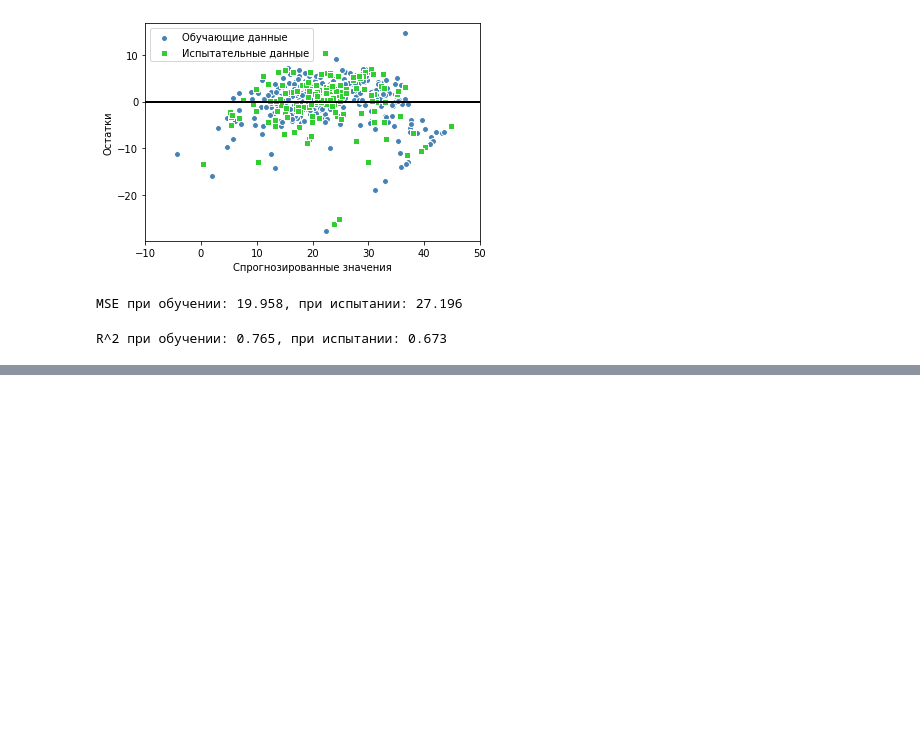
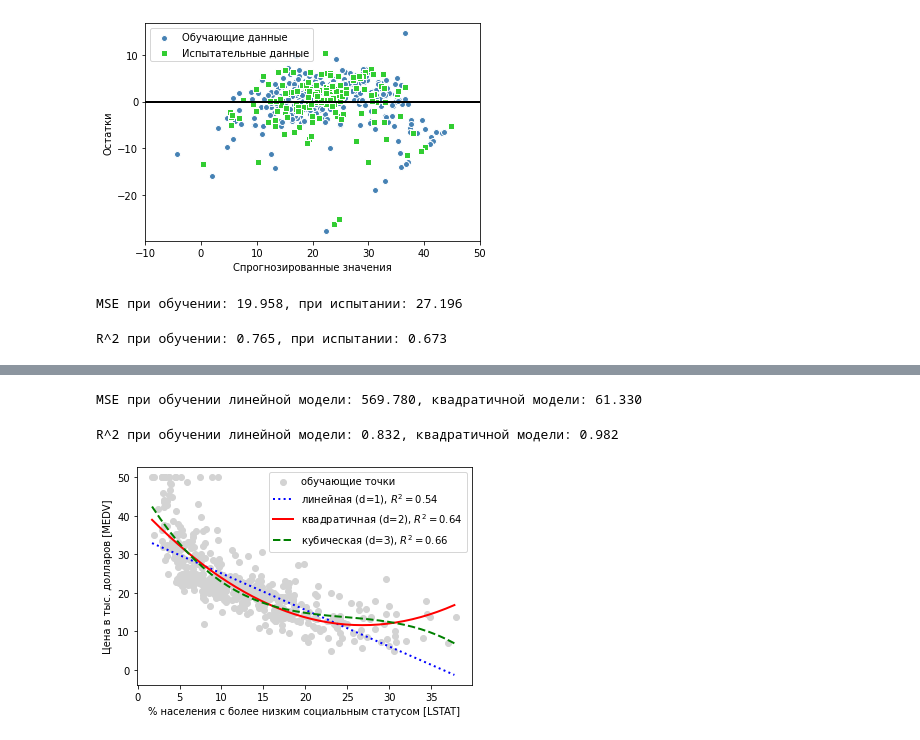
Before and after one commit to maxcool73/pml, a Jupyter notebook: linearregression/linearregression.ipynb, the cells around one changed output, grey strips where cells are left out. Saved outputs shown, nothing was run; the diff lists cells and outputs as text; code cells hidden in the pictures; blank space fills up the shorter version.

```diff
--- a/linearregression/linearregression.ipynb
+++ b/linearregression/linearregression.ipynb
@@ -191,0 +209,46 @@ X_quad = quadratic.fit_transform(X)
+# %%
+y_lin_pred = lr.predict(X)
+y_quad_pred = pr.predict(X_quad)
+print('MSE при обучении линейной модели: %.3f, квадратичной модели: %.3f' % (
+    mean_squared_error(y, y_lin_pred),
+    mean_squared_error(y, y_quad_pred)))
+# %% [output]
+MSE при обучении линейной модели: 569.780, квадратичной модели: 61.330
+# %%
+print('R^2 при обучении линейной модели: %.3f, квадратичной модели: %.3f' % (
+    r2_score(y, y_lin_pred),
+    r2_score(y, y_quad_pred)))
+# %% [output]
+R^2 при обучении линейной модели: 0.832, квадратичной модели: 0.982
+# %%
+X = df[['LSTAT']].values
+y = df['MEDV'].values
+regr = LinearRegression()
+# создать квадратичные признаки
+quadratic = PolynomialFeatures(degree=2)
+cubic = PolynomialFeatures(degree=3)
+X_quad = quadratic.fit_transform(X)
+X_cubic = cubic.fit_transform(X)
+# выполнить подгонку к признакам
+X_fit = np.arange(X.min(), X.max(), 1)[:, np.newaxis]
+regr = regr.fit(X, y)
+y_lin_fit = regr.predict(X_fit)
+linear_r2 = r2_score(y, regr.predict(X))
+regr = regr.fit(X_quad, y)
+y_quad_fit = regr.predict(quadratic.fit_transform(X_fit))
+quadratic_r2 = r2_score(y, regr.predict(X_quad))
+regr = regr.fit(X_cubic, y)
+y_cubic_fit = regr.predict(cubic.fit_transform(X_fit))
+cubic_r2 = r2_score(y, regr.predict(X_cubic))
+# %%
+# вывести результаты
+plt.scatter(X, y, label='обучающие точки', color='lightgray')
+plt.plot(X_fit, y_lin_fit, label='линейная (d=1), $R^2=%.2f$' % linear_r2, color='blue', lw=2, linestyle=':')
+plt.plot(X_fit, y_quad_fit, label='квадратичная (d=2), $R^2=%.2f$' % quadratic_r2, color='red', lw=2, linestyle='-')
+plt.plot(X_fit, y_cubic_fit, label='кубическая (d=З), $R^2=%.2f$' % cubic_r2, color='green', lw=2, linestyle='--')
+plt.xlabel('% населения с более низким социальным статусом [LSTAT]')
+plt.ylabel('Цена в тыс. долларов [MEDV]')
+plt.legend(loc='upper right')
+plt.show()
+# %% [output]
+[figure, added]
```
Also changed, not shown: parts of 8 cells of this notebook.
